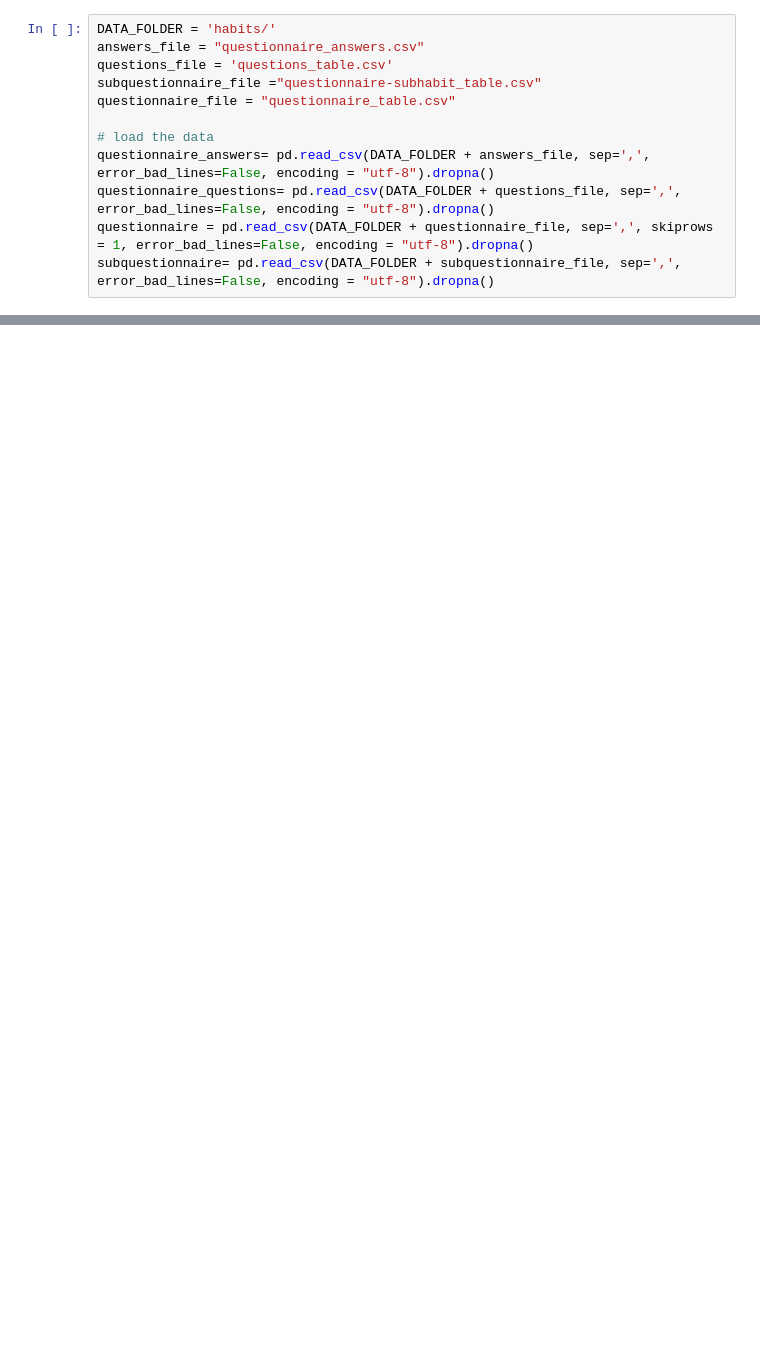
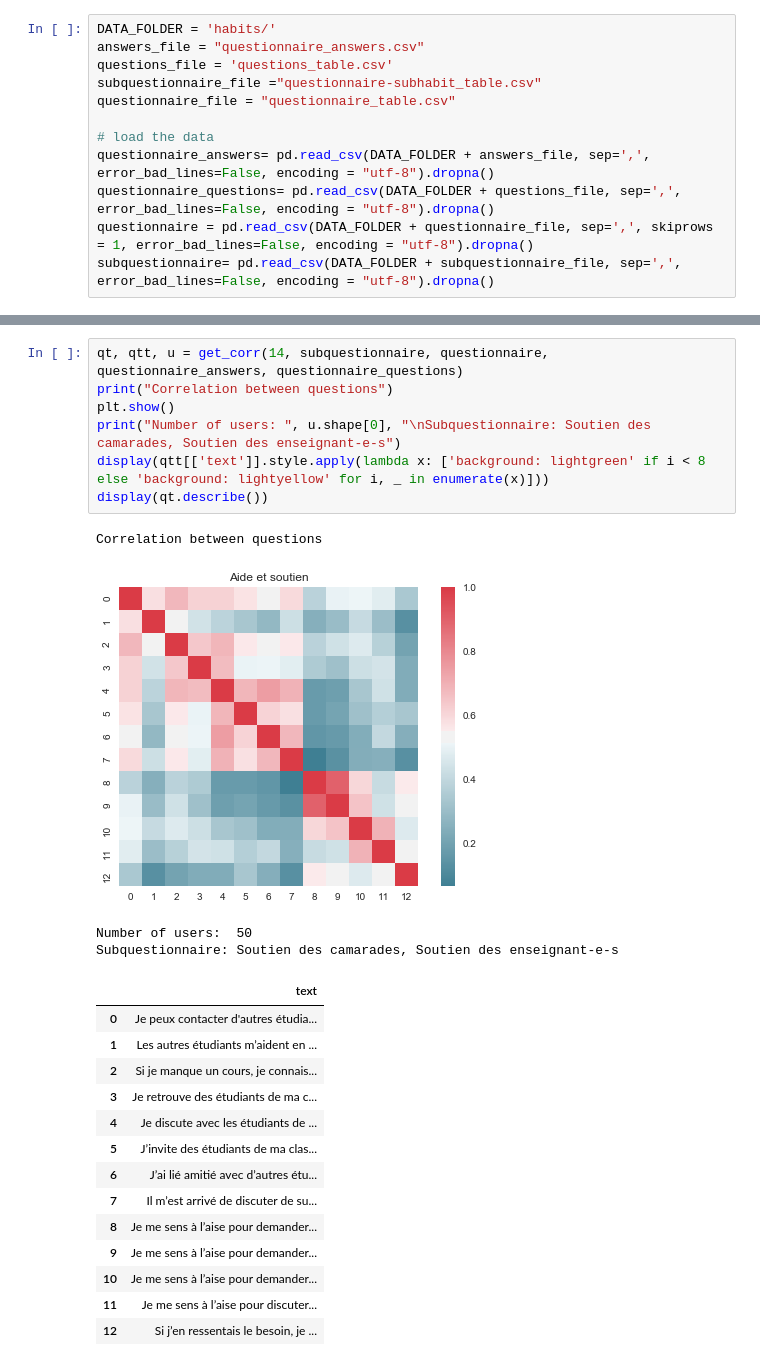
Before and after one commit to MrymZakani/SHS_project, a Jupyter notebook: correlation.ipynb, the cells around one changed output, grey strips where cells are left out. Saved outputs shown, nothing was run; the diff lists cells and outputs as text; blank space fills up the shorter version.

```diff
--- a/correlation.ipynb
+++ b/correlation.ipynb
@@ -119,0 +150,26 @@ for i in range(1,26):
+# %%
+qt, qtt, u = get_corr(14, subquestionnaire, questionnaire, questionnaire_answers, questionnaire_questions)
+print("Correlation between questions")
+plt.show()
+print("Number of users: ", u.shape[0], "\nSubquestionnaire: Soutien des camarades, Soutien des enseignant-e-s")
+display(qtt[['text']].style.apply(lambda x: ['background: lightgreen' if i < 8 else 'background: lightyellow' for i, _ in enumerate(x)]))
+display(qt.describe())
+# %% [output]
+Correlation between questions
+[figure, added]
+Number of users:  50
+Subquestionnaire: Soutien des camarades, Soutien des enseignant-e-s
+|  | text |
+| 0 | Je peux contacter d'autres étudia... |
+| 1 | Les autres étudiants m’aident en ... |
+| 2 | Si je manque un cours, je connais... |
+| 3 | Je retrouve des étudiants de ma c... |
+| 4 | Je discute avec les étudiants de ... |
+| 5 | J’invite des étudiants de ma clas... |
+| 6 | J’ai lié amitié avec d’autres étu... |
+| 7 | Il m’est arrivé de discuter de su... |
+| 8 | Je me sens à l’aise pour demander... |
+| 9 | Je me sens à l’aise pour demander... |
+| 10 | Je me sens à l’aise pour demander... |
+| 11 | Je me sens à l’aise pour discuter... |
+| 12 | Si j’en ressentais le besoin, je ... |
```
Also changed, not shown: parts of 7 cells of this notebook.
